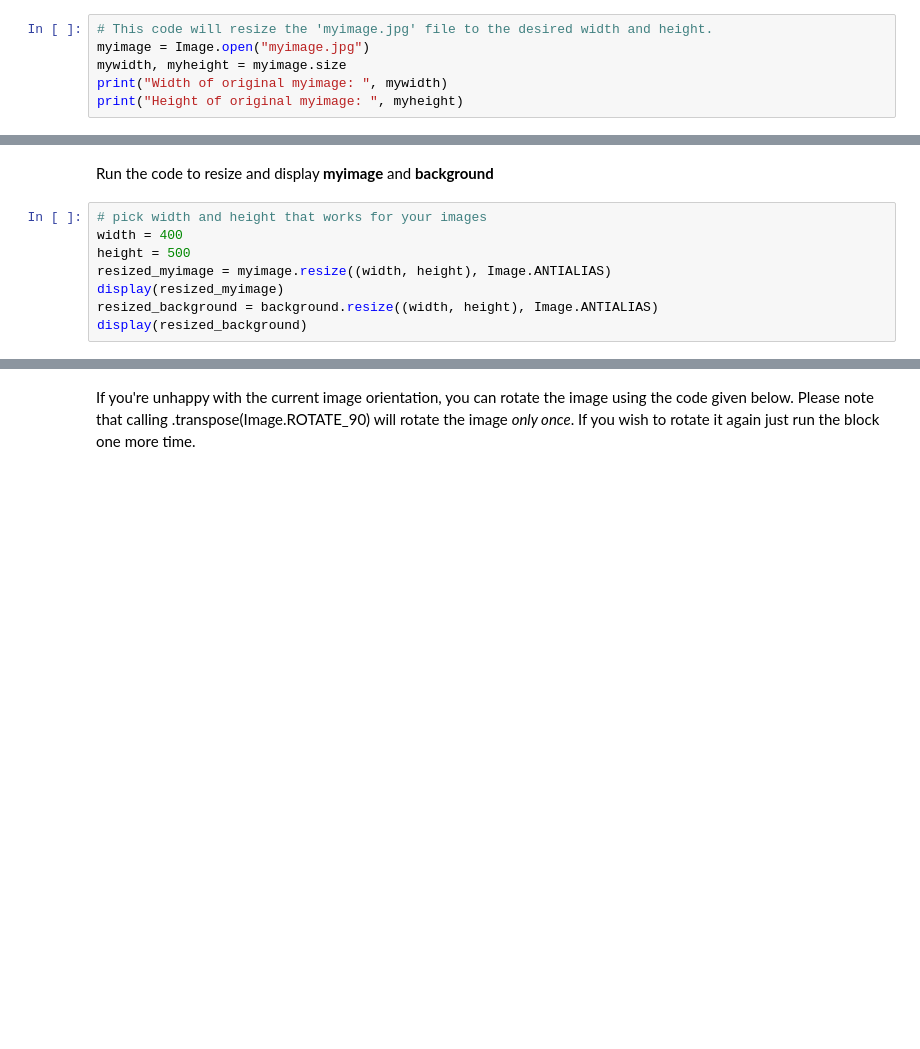
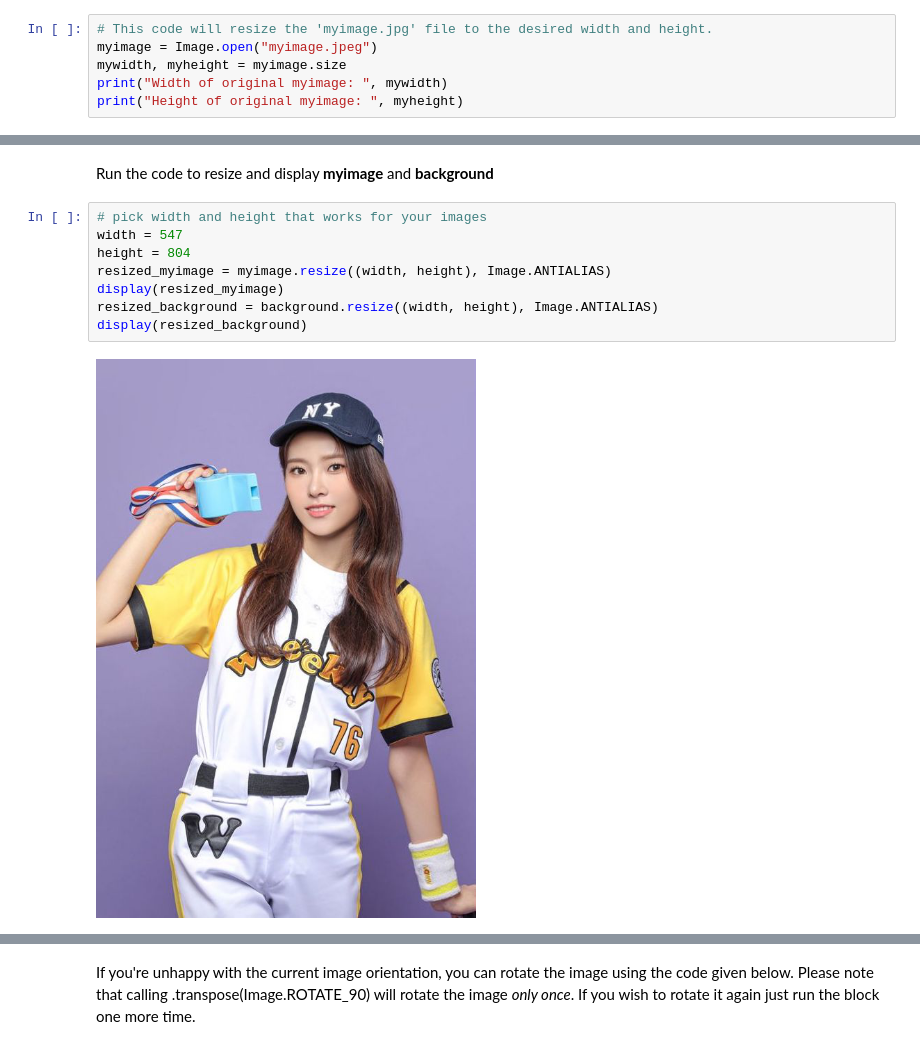
Before and after one commit to Uni-High-Fall-21-Computer-Programming/chromakey-makaseendo, a Jupyter notebook: chromakey.ipynb, the cells around one changed output, grey strips where cells are left out. Cells and saved outputs as stored; diff of their text form; blank space fills up the shorter version.

Commit message:
Final image

```diff
--- a/chromakey.ipynb
+++ b/chromakey.ipynb
@@ -37,7 +37,7 @@ For this lab, we need to make both **myimage** and **background** file has to be
 If you want to crop one or more of the images, you'll need to complete the code to do that.
 # %%
 # This code will resize the 'myimage.jpg' file to the desired width and height.
-myimage = Image.open("myimage.jpg")
+myimage = Image.open("myimage.jpeg")
 mywidth, myheight = myimage.size
 print("Width of original myimage: ", mywidth)
 print("Height of original myimage: ", myheight)
@@ -62,9 +68,11 @@ display(cropped_img)
 Run the code to resize and display **myimage** and **background**
 # %%
 # pick width and height that works for your images
-width = 400
-height = 500
+width = 547
+height = 804
 resized_myimage = myimage.resize((width, height), Image.ANTIALIAS)
 display(resized_myimage)
 resized_background = background.resize((width, height), Image.ANTIALIAS)
 display(resized_background)
+# %% [output]
+[figure, added]
```
Also changed, not shown: parts of 6 cells of this notebook.
